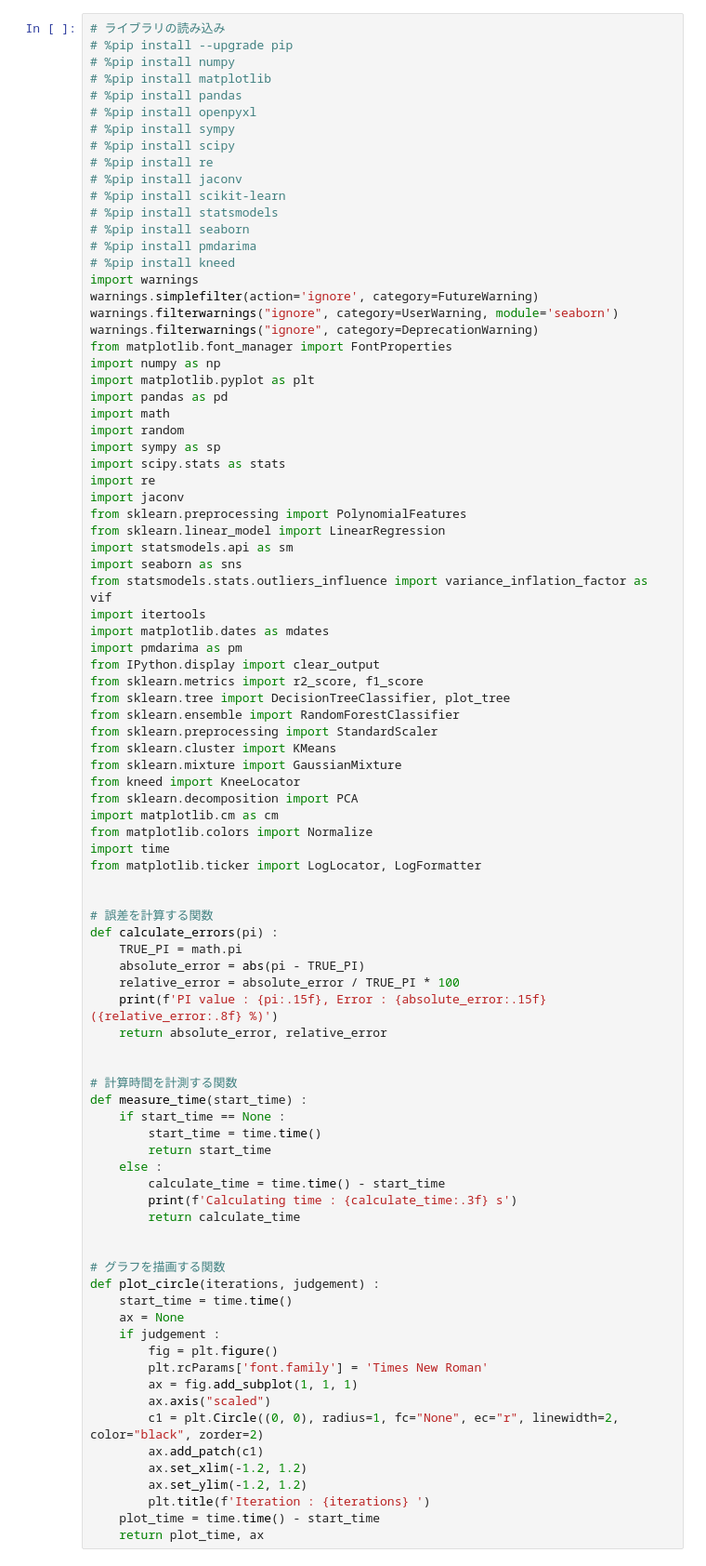
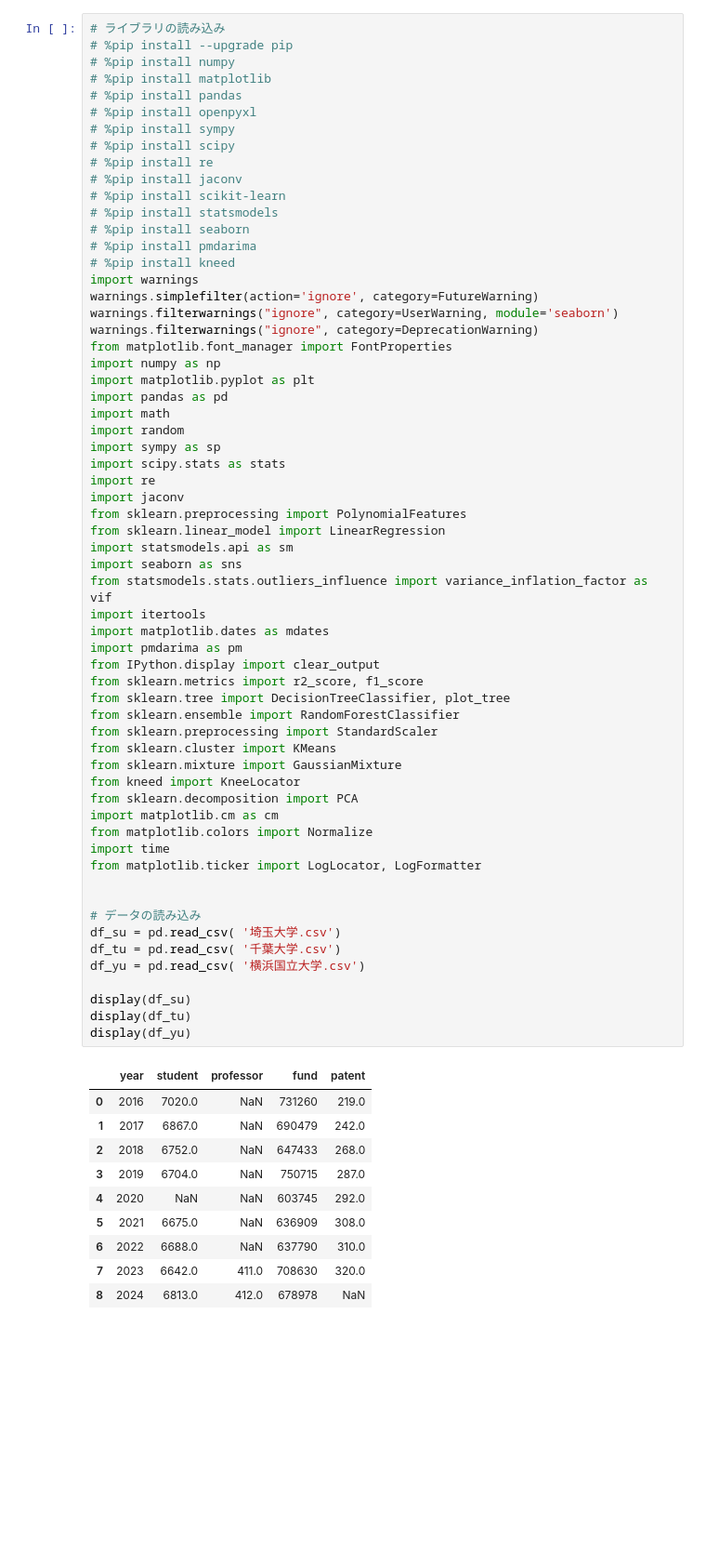
Before and after one commit to hatakeke/Data-Science---Basic, a Jupyter notebook: 期末/期末.ipynb, the cells around one changed output. Shown at 93% size. Drawn from its saved outputs; the diff is of its cells as text; blank space fills up the shorter version.

```diff
--- a/期末/期末.ipynb
+++ b/期末/期末.ipynb
@@ -44,65 +65,48 @@ import pandas as pd
 import math
 import random
 import sympy as sp
 import scipy.stats as stats
 import re
 import jaconv
 from sklearn.preprocessing import PolynomialFeatures
 from sklearn.linear_model import LinearRegression
 import statsmodels.api as sm
 import seaborn as sns
 from statsmodels.stats.outliers_influence import variance_inflation_factor as vif
 import itertools
 import matplotlib.dates as mdates
 import pmdarima as pm
 from IPython.display import clear_output
 from sklearn.metrics import r2_score, f1_score
 from sklearn.tree import DecisionTreeClassifier, plot_tree
 from sklearn.ensemble import RandomForestClassifier
 from sklearn.preprocessing import StandardScaler
 from sklearn.cluster import KMeans
 from sklearn.mixture import GaussianMixture
 from kneed import KneeLocator
 from sklearn.decomposition import PCA
 import matplotlib.cm as cm
 from matplotlib.colors import Normalize
 import time
 from matplotlib.ticker import LogLocator, LogFormatter
 
 
-# 誤差を計算する関数
-def calculate_errors(pi) :
-    TRUE_PI = math.pi
-    absolute_error = abs(pi - TRUE_PI)
-    relative_error = absolute_error / TRUE_PI * 100
-    print(f'PI value : {pi:.15f}, Error : {absolute_error:.15f} ({relative_error:.8f} %)')
-    return absolute_error, relative_error
+# データの読み込み
+df_su = pd.read_csv( '埼玉大学.csv')
+df_tu = pd.read_csv( '千葉大学.csv')
+df_yu = pd.read_csv( '横浜国立大学.csv')
 
-
-# 計算時間を計測する関数
-def measure_time(start_time) :
-    if start_time == None :
-        start_time = time.time()
-        return start_time
-    else :
-        calculate_time = time.time() - start_time
-        print(f'Calculating time : {calculate_time:.3f} s')
-        return calculate_time
-
-
-# グラフを描画する関数
-def plot_circle(iterations, judgement) :
-    start_time = time.time()
-    ax = None
-    if judgement :
-        fig = plt.figure()
-        plt.rcParams['font.family'] = 'Times New Roman'
-        ax = fig.add_subplot(1, 1, 1)
-        ax.axis("scaled")
-        c1 = plt.Circle((0, 0), radius=1, fc="None", ec="r", linewidth=2, color="black", zorder=2)
-        ax.add_patch(c1)
-        ax.set_xlim(-1.2, 1.2)
-        ax.set_ylim(-1.2, 1.2)
-        plt.title(f'Iteration : {iterations} ')
-    plot_time = time.time() - start_time
-    return plot_time, ax
+display(df_su)
+display(df_tu)
+display(df_yu)
+# %% [output]
+|  | year | student | professor | fund | patent |
+| 0 | 2016 | 7020.0 | NaN | 731260 | 219.0 |
+| 1 | 2017 | 6867.0 | NaN | 690479 | 242.0 |
+| 2 | 2018 | 6752.0 | NaN | 647433 | 268.0 |
+| 3 | 2019 | 6704.0 | NaN | 750715 | 287.0 |
+| 4 | 2020 | NaN | NaN | 603745 | 292.0 |
+| 5 | 2021 | 6675.0 | NaN | 636909 | 308.0 |
+| 6 | 2022 | 6688.0 | NaN | 637790 | 310.0 |
+| 7 | 2023 | 6642.0 | 411.0 | 708630 | 320.0 |
+| 8 | 2024 | 6813.0 | 412.0 | 678978 | NaN |
```
Also changed, not shown: parts of 29 cells of this notebook, 3 other files.
